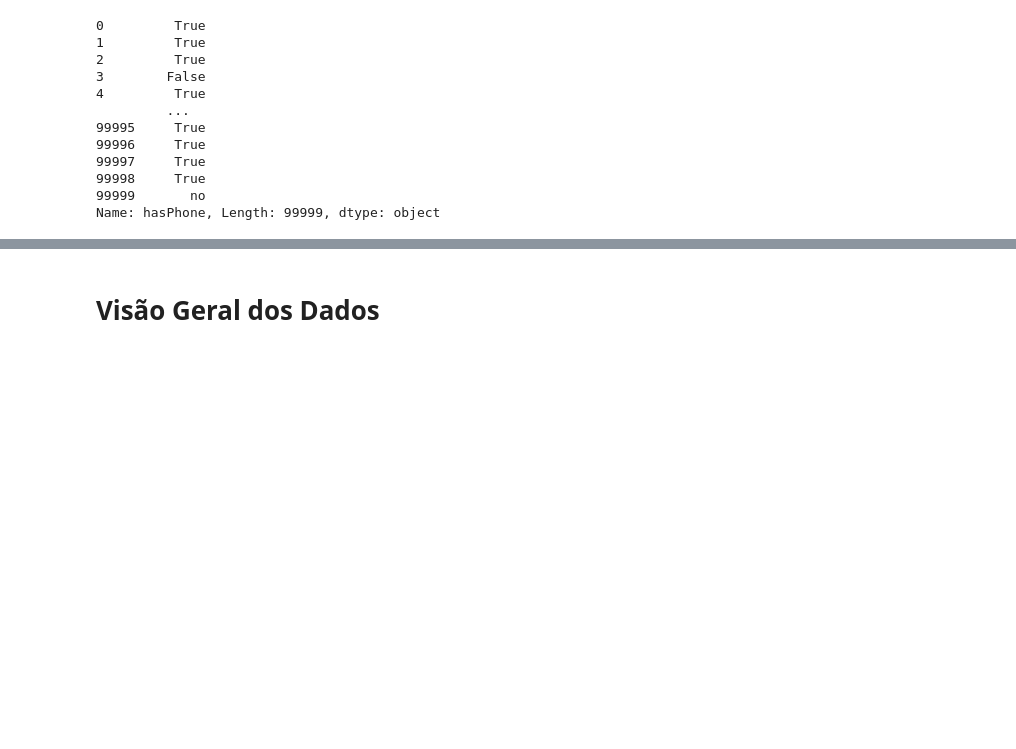
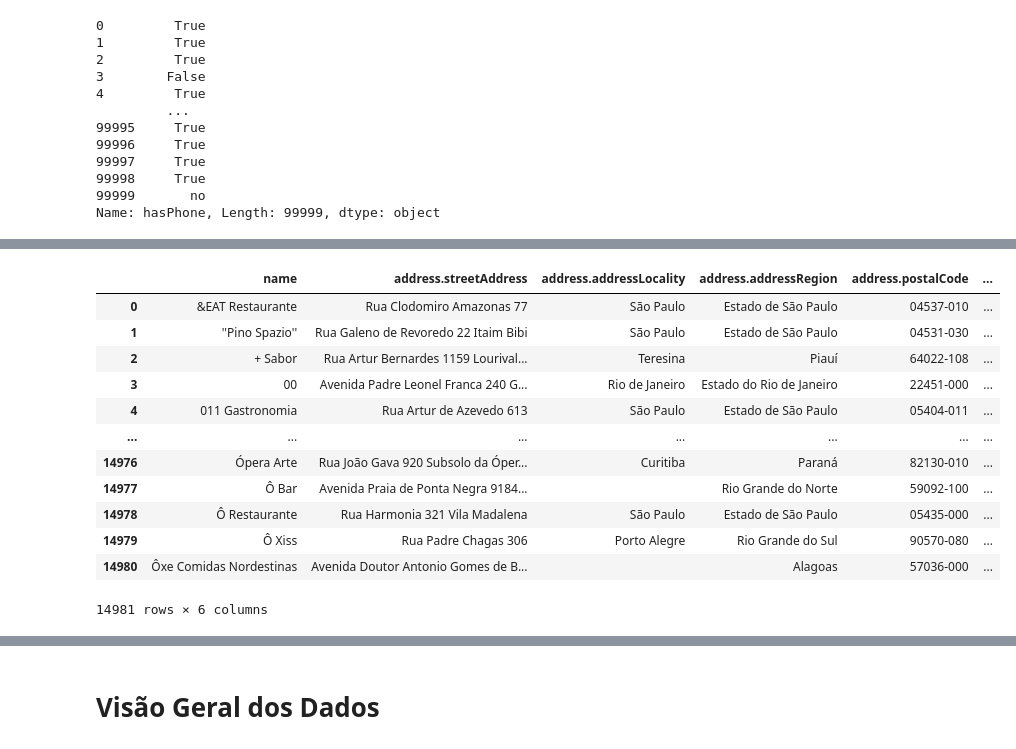
Before and after one commit to kidkmon/Sentiment-Analysis-TripAdvisor, a Jupyter notebook: Analise_sentimentos_TripAdvisor.ipynb, the cells around one changed output, grey strips where cells are left out. Saved outputs shown, nothing was run; the diff lists cells and outputs as text; code cells hidden in the pictures; blank space fills up the shorter version.

```diff
--- a/Analise_sentimentos_TripAdvisor.ipynb
+++ b/Analise_sentimentos_TripAdvisor.ipynb
@@ -249,0 +257,19 @@ Name: hasPhone, Length: 99999, dtype: object
+# %%
+columns = ["name", "address.streetAddress", "address.addressLocality", "address.addressRegion", "address.postalCode"]
+
+address_group = item_reviewed.groupby(columns).size().reset_index(name="count")
+address_group
+# %% [output]
+|  | name | address.streetAddress | address.addressLocality | address.addressRegion | address.postalCode | ... |
+| 0 | &EAT Restaurante | Rua Clodomiro Amazonas 77 | São Paulo | Estado de São Paulo | 04537-010 | ... |
+| 1 | ''Pino Spazio'' | Rua Galeno de Revoredo 22 Itaim Bibi | São Paulo | Estado de São Paulo | 04531-030 | ... |
+| 2 | + Sabor | Rua Artur Bernardes 1159 Lourival... | Teresina | Piauí | 64022-108 | ... |
+| 3 | 00 | Avenida Padre Leonel Franca 240 G... | Rio de Janeiro | Estado do Rio de Janeiro | 22451-000 | ... |
+| 4 | 011 Gastronomia | Rua Artur de Azevedo 613 | São Paulo | Estado de São Paulo | 05404-011 | ... |
+| ... | ... | ... | ... | ... | ... | ... |
+| 14976 | Ópera Arte | Rua João Gava 920 Subsolo da Óper... | Curitiba | Paraná | 82130-010 | ... |
+| 14977 | Ô Bar | Avenida Praia de Ponta Negra 9184... |  | Rio Grande do Norte | 59092-100 | ... |
+| 14978 | Ô Restaurante | Rua Harmonia 321 Vila Madalena | São Paulo | Estado de São Paulo | 05435-000 | ... |
+| 14979 | Ô Xiss | Rua Padre Chagas 306 | Porto Alegre | Rio Grande do Sul | 90570-080 | ... |
+| 14980 | Ôxe Comidas Nordestinas | Avenida Doutor Antonio Gomes de B... |  | Alagoas | 57036-000 | ... |
+14981 rows × 6 columns
```
Also changed, not shown: parts of 23 cells of this notebook.
